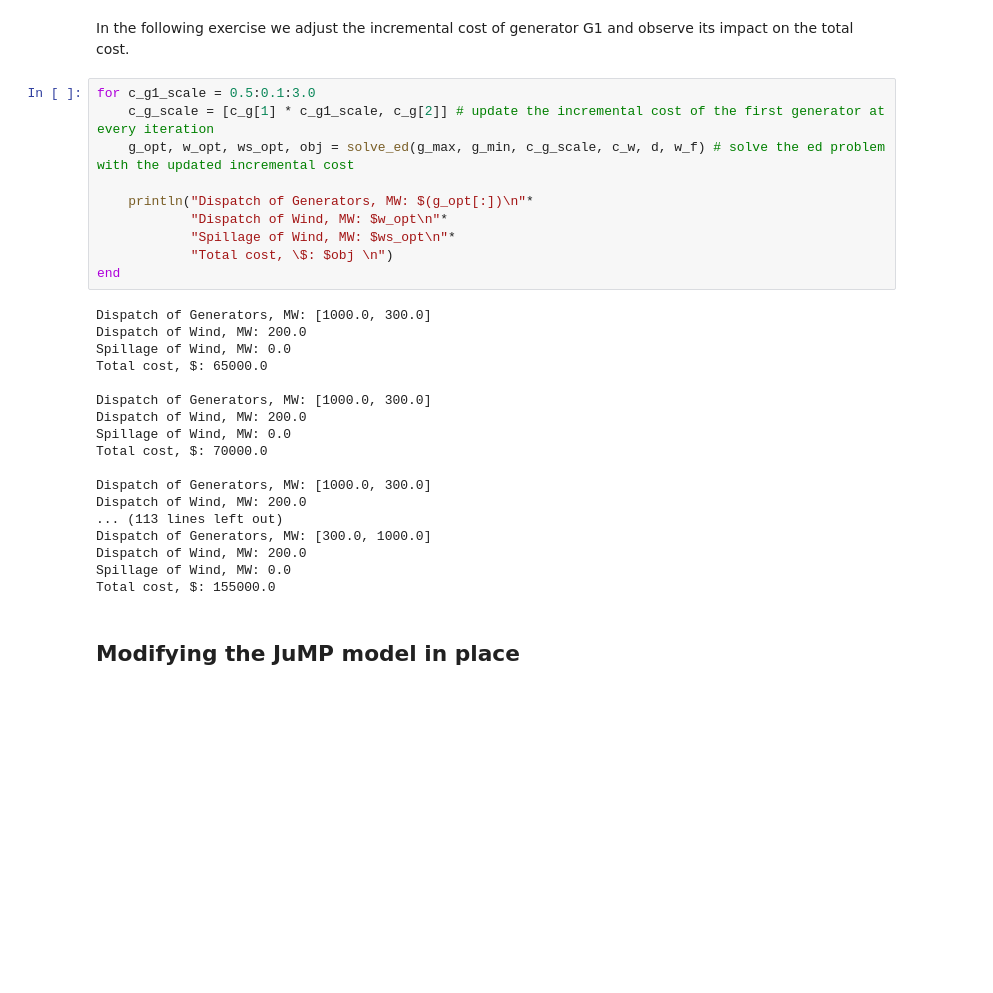
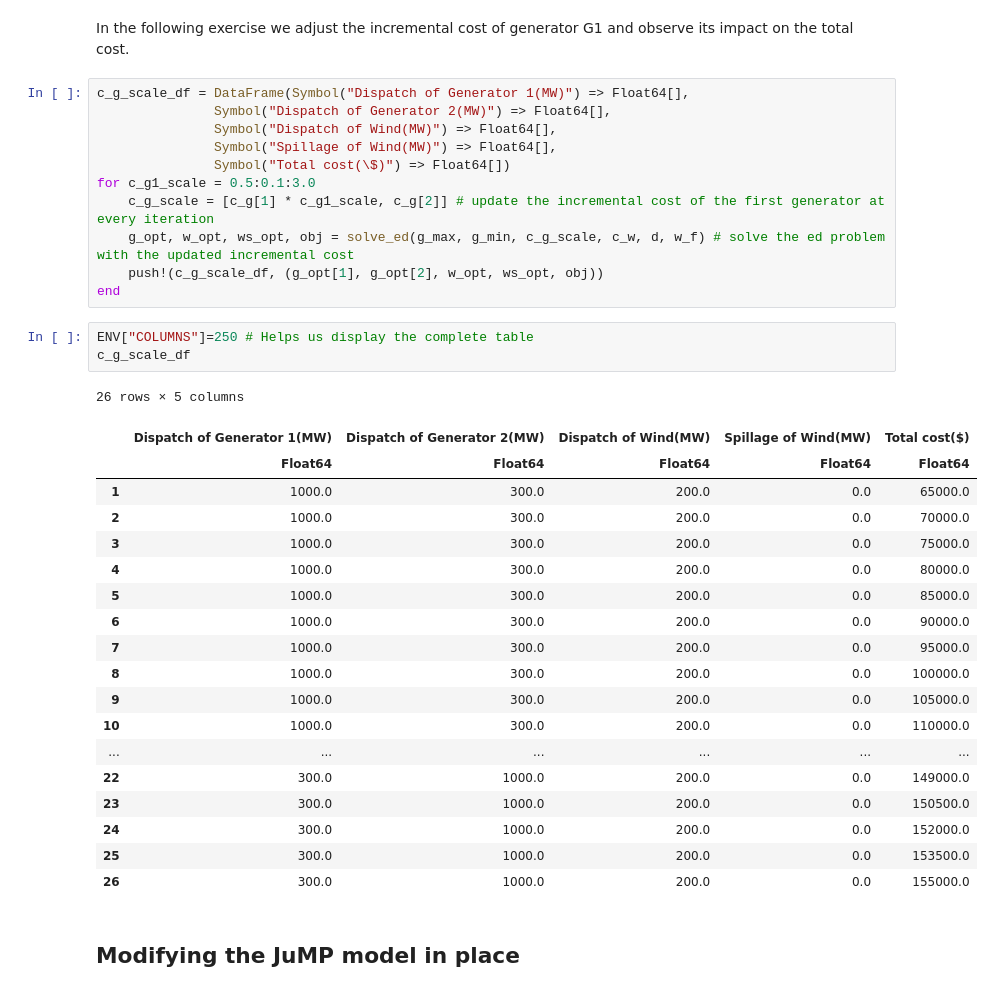
Before and after one commit to jump-dev/JuMPTutorials.jl, a Jupyter notebook: notebook/modelling/power_systems.ipynb, the cells around one changed output. Saved outputs shown, nothing was run; the diff lists cells and outputs as text; blank space fills up the shorter version.

Commit message:
Add DataFrames to Power Systems(Fixes #34)

```diff
--- a/notebook/modelling/power_systems.ipynb
+++ b/notebook/modelling/power_systems.ipynb
@@ -139,33 +139,39 @@ Total cost: 90000.0$
 # %% [markdown]
 In the following exercise we adjust the incremental cost of generator G1 and observe its impact on the total cost.
 # %%
+c_g_scale_df = DataFrame(Symbol("Dispatch of Generator 1(MW)") => Float64[],
+               Symbol("Dispatch of Generator 2(MW)") => Float64[],
+               Symbol("Dispatch of Wind(MW)") => Float64[],
+               Symbol("Spillage of Wind(MW)") => Float64[],
+               Symbol("Total cost(\$)") => Float64[])
 for c_g1_scale = 0.5:0.1:3.0
     c_g_scale = [c_g[1] * c_g1_scale, c_g[2]] # update the incremental cost of the first generator at every iteration
     g_opt, w_opt, ws_opt, obj = solve_ed(g_max, g_min, c_g_scale, c_w, d, w_f) # solve the ed problem with the updated incremental cost
-
-    println("Dispatch of Generators, MW: $(g_opt[:])\n"*
-            "Dispatch of Wind, MW: $w_opt\n"*
-            "Spillage of Wind, MW: $ws_opt\n"*
-            "Total cost, \$: $obj \n")
+    push!(c_g_scale_df, (g_opt[1], g_opt[2], w_opt, ws_opt, obj))
 end
-# %% [output]
-Dispatch of Generators, MW: [1000.0, 300.0]
-Dispatch of Wind, MW: 200.0
-Spillage of Wind, MW: 0.0
-Total cost, $: 65000.0
-
-Dispatch of Generators, MW: [1000.0, 300.0]
-Dispatch of Wind, MW: 200.0
-Spillage of Wind, MW: 0.0
-Total cost, $: 70000.0
-
-Dispatch of Generators, MW: [1000.0, 300.0]
-Dispatch of Wind, MW: 200.0
-... (113 lines left out)
-Dispatch of Generators, MW: [300.0, 1000.0]
-Dispatch of Wind, MW: 200.0
-Spillage of Wind, MW: 0.0
-Total cost, $: 155000.0
+# %%
+ENV["COLUMNS"]=250 # Helps us display the complete table
+c_g_scale_df
+# %% [output]
+26 rows × 5 columns
+|  | Dispatch of Generator 1(MW) | Dispatch of Generator 2(MW) | Dispatch of Wind(MW) | Spillage of Wind(MW) | Total cost($) |
+|  | Float64 | Float64 | Float64 | Float64 | Float64 |
+| 1 | 1000.0 | 300.0 | 200.0 | 0.0 | 65000.0 |
+| 2 | 1000.0 | 300.0 | 200.0 | 0.0 | 70000.0 |
+| 3 | 1000.0 | 300.0 | 200.0 | 0.0 | 75000.0 |
+| 4 | 1000.0 | 300.0 | 200.0 | 0.0 | 80000.0 |
+| 5 | 1000.0 | 300.0 | 200.0 | 0.0 | 85000.0 |
+| 6 | 1000.0 | 300.0 | 200.0 | 0.0 | 90000.0 |
+| 7 | 1000.0 | 300.0 | 200.0 | 0.0 | 95000.0 |
+| 8 | 1000.0 | 300.0 | 200.0 | 0.0 | 100000.0 |
+| 9 | 1000.0 | 300.0 | 200.0 | 0.0 | 105000.0 |
+| 10 | 1000.0 | 300.0 | 200.0 | 0.0 | 110000.0 |
+| ... | ... | ... | ... | ... | ... |
+| 22 | 300.0 | 1000.0 | 200.0 | 0.0 | 149000.0 |
+| 23 | 300.0 | 1000.0 | 200.0 | 0.0 | 150500.0 |
+| 24 | 300.0 | 1000.0 | 200.0 | 0.0 | 152000.0 |
+| 25 | 300.0 | 1000.0 | 200.0 | 0.0 | 153500.0 |
+| 26 | 300.0 | 1000.0 | 200.0 | 0.0 | 155000.0 |
 # %% [markdown]
 ## Modifying the JuMP model in place
 # %% [markdown]
```
Also changed, not shown: parts of 6 cells of this notebook, 2 other files.
